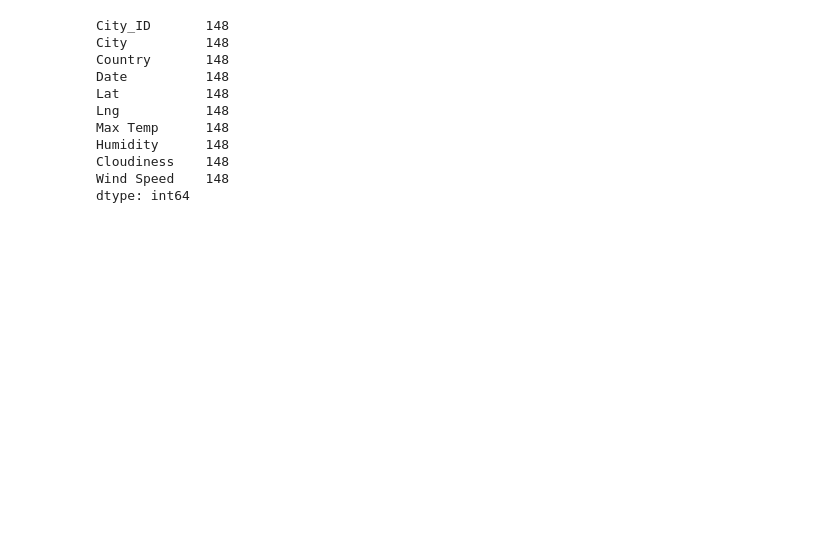
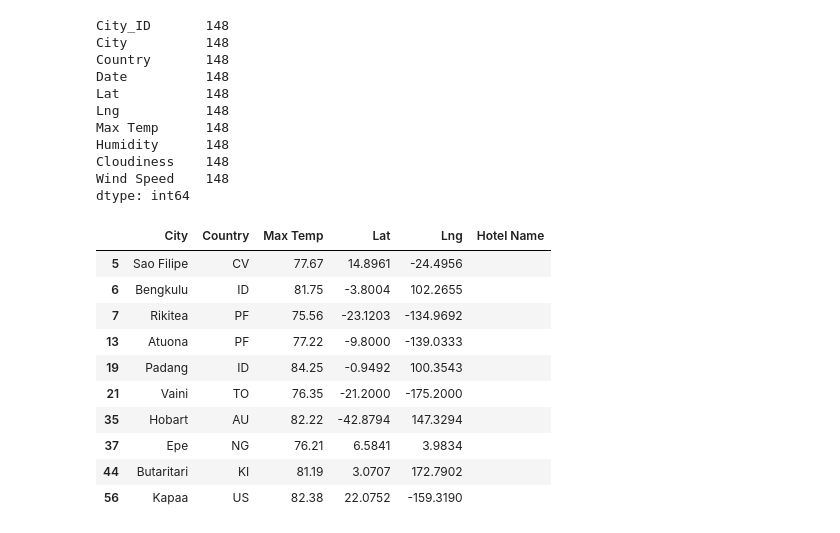
Before and after one commit to plymburner/World_Weather_Analysis, a Jupyter notebook: VacationPy.ipynb, the cells around one changed output. Saved outputs shown, nothing was run; the diff lists cells and outputs as text; code cells hidden in the pictures; blank space fills up the shorter version.

```diff
--- a/VacationPy.ipynb
+++ b/VacationPy.ipynb
@@ -173,3 +173,23 @@ Humidity      148
 Cloudiness    148
 Wind Speed    148
 dtype: int64
+# %%
+# Create DataFrame called hotel_df to store hotel names along with city, country, max temp, and coordinates.
+
+hotel_df = preferred_cities_df[["City", "Country", "Max Temp", "Lat", "Lng"]].copy()
+
+hotel_df["Hotel Name"] = ""
+
+hotel_df.head(10)
+# %% [output]
+|  | City | Country | Max Temp | Lat | Lng | Hotel Name |
+| 5 | Sao Filipe | CV | 77.67 | 14.8961 | -24.4956 |  |
+| 6 | Bengkulu | ID | 81.75 | -3.8004 | 102.2655 |  |
+| 7 | Rikitea | PF | 75.56 | -23.1203 | -134.9692 |  |
+| 13 | Atuona | PF | 77.22 | -9.8000 | -139.0333 |  |
+| 19 | Padang | ID | 84.25 | -0.9492 | 100.3543 |  |
+| 21 | Vaini | TO | 76.35 | -21.2000 | -175.2000 |  |
+| 35 | Hobart | AU | 82.22 | -42.8794 | 147.3294 |  |
+| 37 | Epe | NG | 76.21 | 6.5841 | 3.9834 |  |
+| 44 | Butaritari | KI | 81.19 | 3.0707 | 172.7902 |  |
+| 56 | Kapaa | US | 82.38 | 22.0752 | -159.3190 |  |
```
Also changed, not shown: parts of 9 cells of this notebook.
